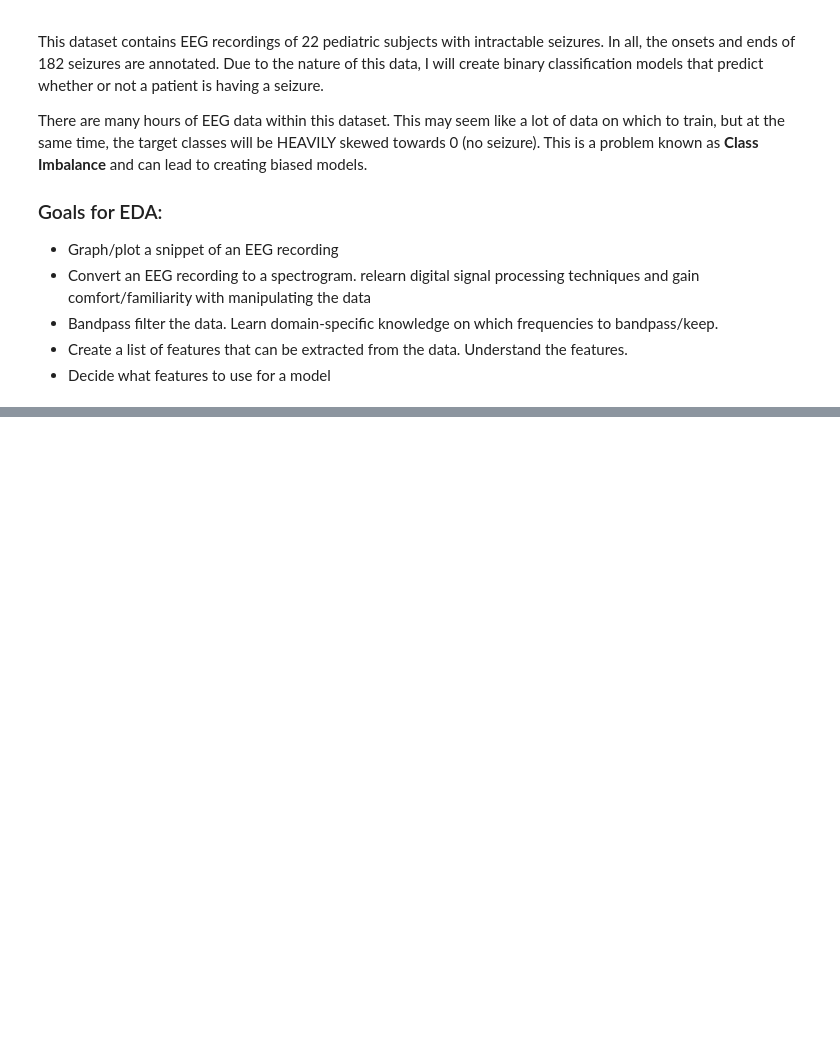
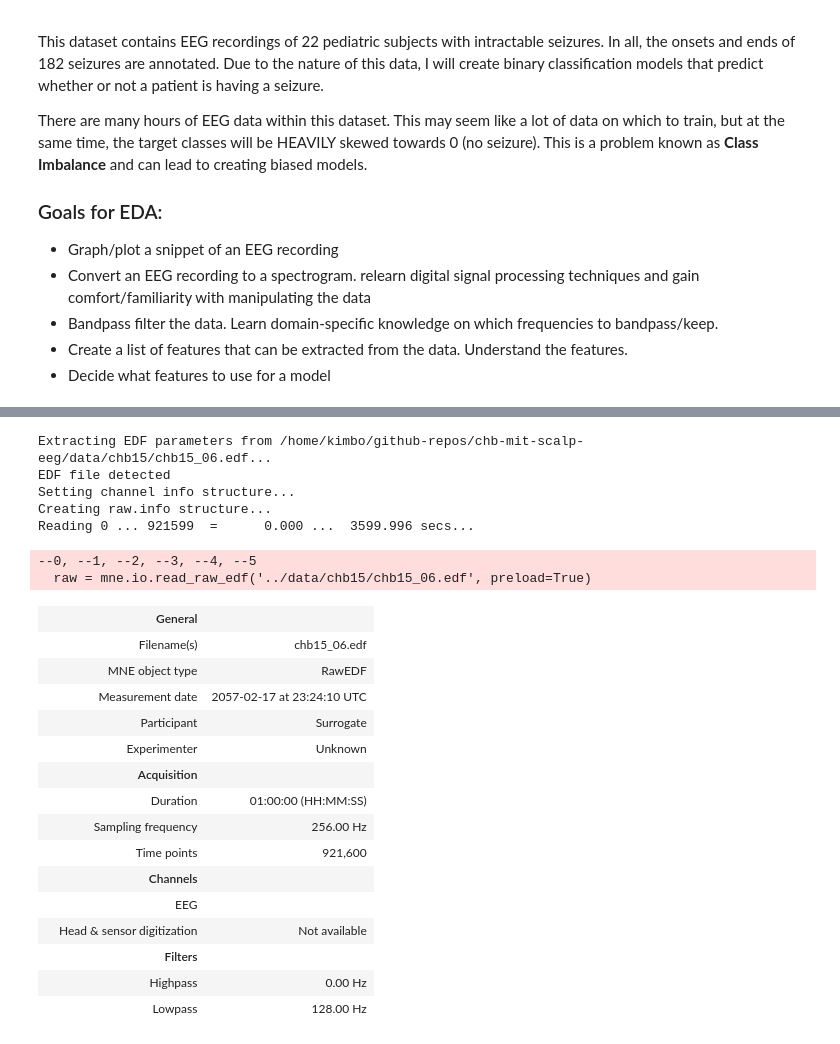
Before and after one commit to anderdc/chb-mit-scalp-eeg, a Jupyter notebook: pipelines/eda.ipynb, the cells around one changed output, grey strips where cells are left out. Drawn from its saved outputs; the diff is of its cells as text; code cells hidden in the pictures; blank space fills up the shorter version.

```diff
--- a/pipelines/eda.ipynb
+++ b/pipelines/eda.ipynb
@@ -75,0 +76,29 @@ Using matplotlib as 2D backend.
+# %%
+# grab a random seizure adjust its data
+raw = mne.io.read_raw_edf('../data/chb15/chb15_06.edf', preload=True)
+# chb 15 seems to have dead channels that we're gonna drop
+raw.drop_channels(['--0', '--1', '--2', '--3', '--4', '--5'])
+# %% [output]
+Extracting EDF parameters from /home/kimbo/github-repos/chb-mit-scalp-eeg/data/chb15/chb15_06.edf...
+EDF file detected
+Setting channel info structure...
+Creating raw.info structure...
+Reading 0 ... 921599  =      0.000 ...  3599.996 secs...
+--0, --1, --2, --3, --4, --5
+  raw = mne.io.read_raw_edf('../data/chb15/chb15_06.edf', preload=True)
+|  | General |  |
+|  | Filename(s) | chb15_06.edf |
+|  | MNE object type | RawEDF |
+|  | Measurement date | 2057-02-17 at 23:24:10 UTC |
+|  | Participant | Surrogate |
+|  | Experimenter | Unknown |
+|  | Acquisition |  |
+|  | Duration | 01:00:00 (HH:MM:SS) |
+|  | Sampling frequency | 256.00 Hz |
+|  | Time points | 921,600 |
+|  | Channels |  |
+|  | EEG |  |
+|  | Head & sensor digitization | Not available |
+|  | Filters |  |
+|  | Highpass | 0.00 Hz |
+|  | Lowpass | 128.00 Hz |
```
Also changed, not shown: parts of 9 cells of this notebook, 8 other files.
